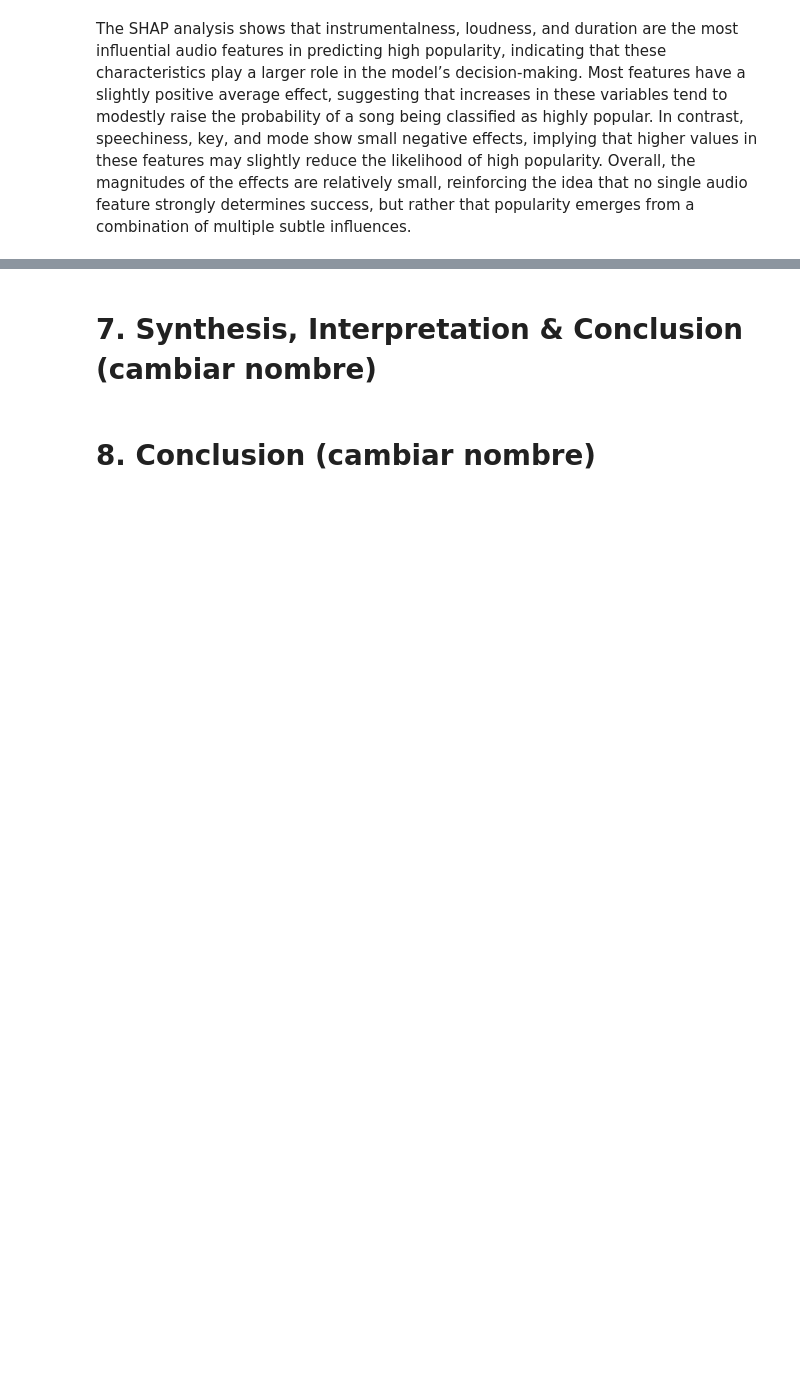
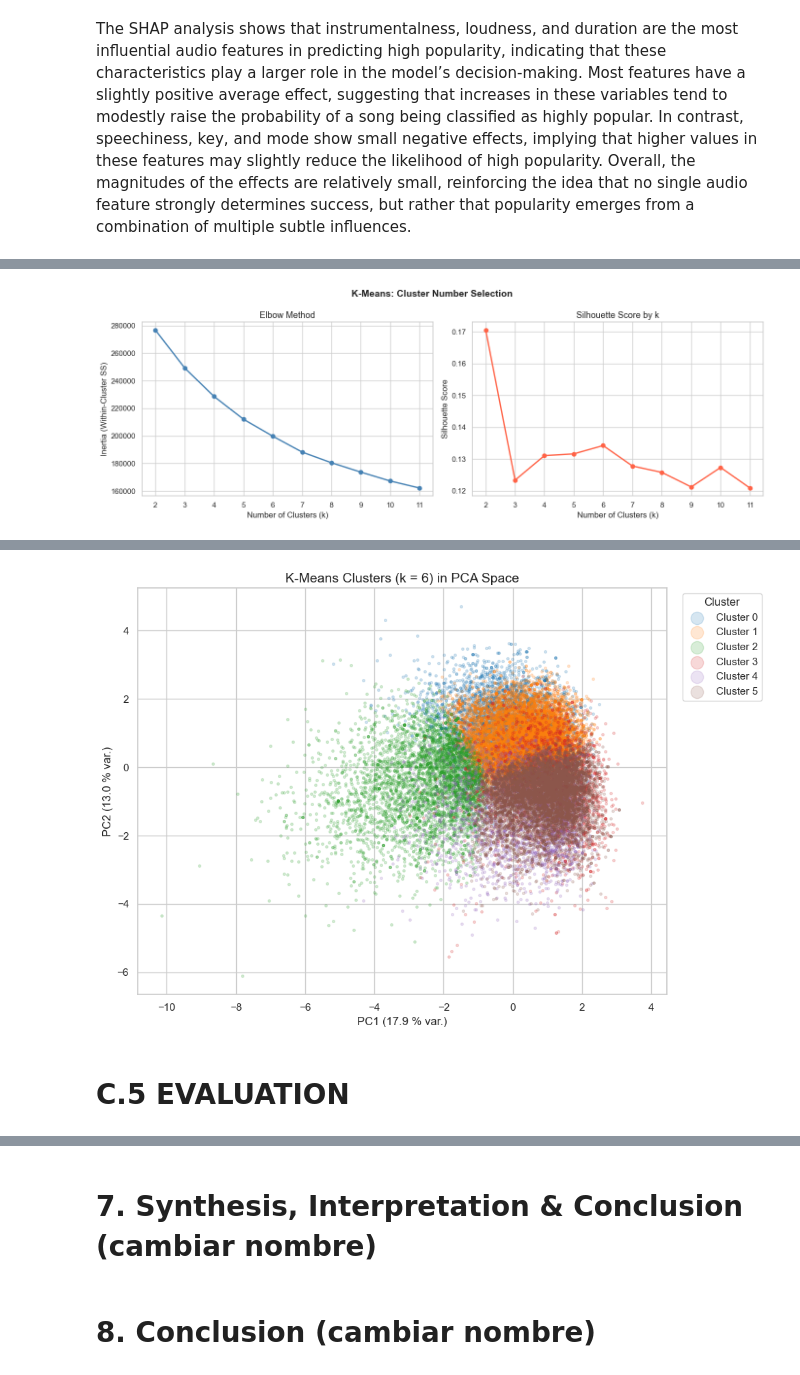
Before and after one commit to zoemekin/AI-ML, a Jupyter notebook: FINAL_VER.ipynb, the cells around one changed output, grey strips where cells are left out. Cells and saved outputs as stored; diff of their text form; code cells hidden in the pictures; blank space fills up the shorter version.

```diff
--- a/FINAL_VER.ipynb
+++ b/FINAL_VER.ipynb
@@ -1135,0 +1437,74 @@ The SHAP analysis shows that instrumentalness, loudness, and duration are the mo
+# %%
+from sklearn.cluster import KMeans
+from sklearn.metrics import silhouette_score
+
+k_range = range(2, 12)
+inertias          = []
+silhouette_scores_k = []
+
+print(f"{'k':>3} | {'Inertia':>14} | {'Silhouette':>10}")
+print("-" * 36)
+
+for k in k_range:
+    km = KMeans(n_clusters=k, random_state=42, n_init=10)
+    labels_k = km.fit_predict(X_pca)
+    inertias.append(km.inertia_)
+    sil = silhouette_score(X_pca, labels_k, sample_size=5000, random_state=42)
+    silhouette_scores_k.append(sil)
+    print(f"{k:>3} | {km.inertia_:>14.1f} | {sil:>10.4f}")
+
+# ── Plots ─────────────────────────────────────────────────────────────────────
+fig, axes = plt.subplots(1, 2, figsize=(14, 5))
+
+axes[0].plot(list(k_range), inertias, marker="o", color="steelblue", linewidth=2)
+axes[0].set_xlabel("Number of Clusters (k)", fontsize=12)
+axes[0].set_ylabel("Inertia (Within-Cluster SS)", fontsize=12)
+axes[0].set_title("Elbow Method", fontsize=13)
+axes[0].set_xticks(list(k_range))
+
+axes[1].plot(list(k_range), silhouette_scores_k, marker="o", color="tomato", linewidth=2)
+axes[1].set_xlabel("Number of Clusters (k)", fontsize=12)
+axes[1].set_ylabel("Silhouette Score", fontsize=12)
+axes[1].set_title("Silhouette Score by k", fontsize=13)
+axes[1].set_xticks(list(k_range))
+
+plt.suptitle("K-Means: Cluster Number Selection", fontsize=14, fontweight="bold")
+plt.tight_layout()
+plt.show()
+
+# ── Final K-Means with chosen k ───────────────────────────────────────────────
+# The dataset contains 6 playlist genres. The elbow and silhouette plots
+# typically converge near k=6, providing a principled and interpretable choice.
+FINAL_K = 6
+
+km_final = KMeans(n_clusters=FINAL_K, random_state=42, n_init=20)
+cluster_labels = km_final.fit_predict(X_pca)
+
+# Attach labels and external metadata for later analysis
+df_cluster = df_cluster.copy()
+df_cluster["cluster"]          = cluster_labels
+df_cluster["playlist_genre"]   = df_clean["playlist_genre"].values
+df_cluster["track_popularity"] = df_clean["track_popularity"].values
+
+print(f"Final model: K-Means, k = {FINAL_K}")
+print(f"\\nCluster size distribution:")
+for c in range(FINAL_K):
+    n = int((cluster_labels == c).sum())
+    print(f"  Cluster {c}: {n:>6} songs  ({n / len(cluster_labels) * 100:.1f} %)")
+
+# ── Visualisation: clusters in 2-D PCA space ──────────────────────────────────
+palette_cluster = plt.cm.tab10.colors
+
+fig, ax = plt.subplots(figsize=(10, 7))
+for c in range(FINAL_K):
+    mask = cluster_labels == c
+    ax.scatter(X_pca_2d[mask, 0], X_pca_2d[mask, 1],
+               alpha=0.18, s=7, color=palette_cluster[c], label=f"Cluster {c}")
+
+ax.set_xlabel(f"PC1 ({pc1_var:.1f} % var.)", fontsize=12)
+ax.set_ylabel(f"PC2 ({pc2_var:.1f} % var.)", fontsize=12)
+ax.set_title(f"K-Means Clusters (k = {FINAL_K}) in PCA Space", fontsize=14)
+ax.legend(markerscale=5, title="Cluster", bbox_to_anchor=(1.02, 1), loc="upper left")
+plt.tight_layout()
+plt.show()
+# %% [output]
@@ -1135,0 +1523 @@ The SHAP analysis shows that instrumentalness, loudness, and duration are the mo
+[figure, added]
@@ -1135,0 +1532,3 @@ The SHAP analysis shows that instrumentalness, loudness, and duration are the mo
+[figure, added]
+# %% [markdown]
+# **C.5 EVALUATION**
```
Also changed, not shown: parts of 38 cells of this notebook.
